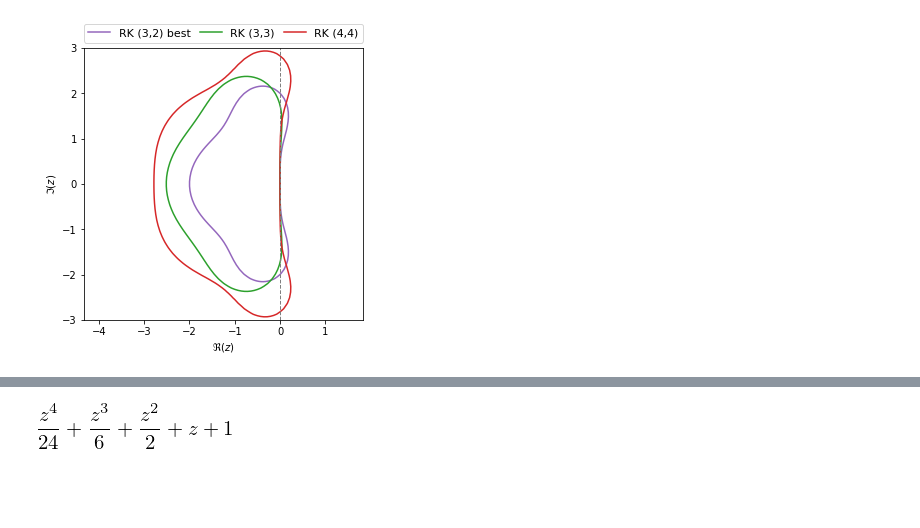
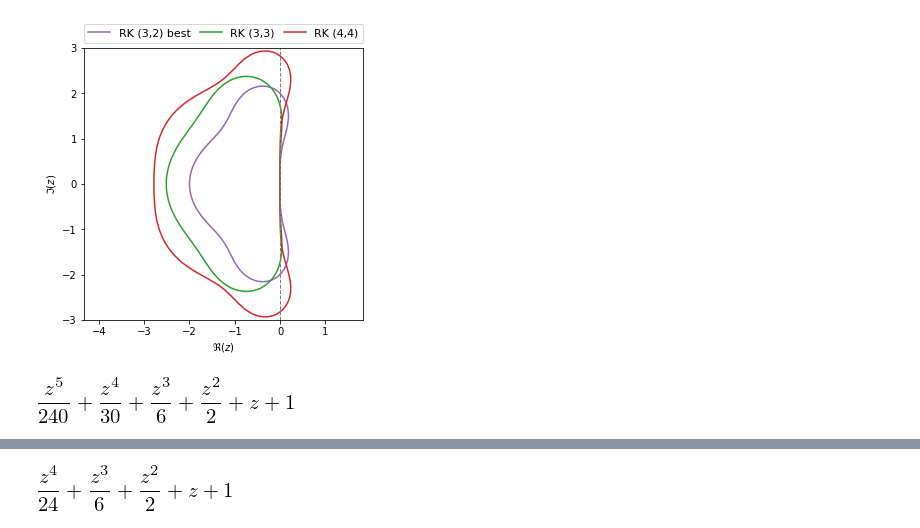
Before and after one commit to kivvix/miMaS, a Jupyter notebook: notebook/cflauto.ipynb, the cells around one changed output, grey strips where cells are left out. Cells and saved outputs as stored; diff of their text form; code cells hidden in the pictures; blank space fills up the shorter version.

```diff
--- a/notebook/cflauto.ipynb
+++ b/notebook/cflauto.ipynb
@@ -1296,3 +1296,19 @@ plt.show()
 plt.rcParams['figure.figsize'] = default.figsize
 # %% [output]
 [figure]
+# %%
+""" test sur RK4(3) de S. Balac DP 4(3)"""
+_lambda = sp.Rational(1,10)
+A = [[ 0               , 0               , 0               , 0               , 0 ],
+     [ sp.Rational(1,2), 0               , 0               , 0               , 0 ],
+     [ 0               , sp.Rational(1,2), 0               , 0               , 0 ],
+     [ 0               , 0               , 1               , 0               , 0 ],
+     [ sp.Rational(1,6), sp.Rational(1,3), sp.Rational(1,3), sp.Rational(1,6), 0 ]]
+b = [0,sp.Rational(1,2),sp.Rational(1,2),1,1]
+c = [sp.Rational(1,6),sp.Rational(1,3),sp.Rational(1,3),sp.Rational(1,6)-_lambda,_lambda]
+
+dp43 = rk_butcher(A=A,b=b,c=c,label="RK4(3) - DP")
+del A,b,c,_lambda
+dp43.stability_function()
+# %% [output]
+[figure, added]
```
Also changed, not shown: parts of 44 cells of this notebook.
